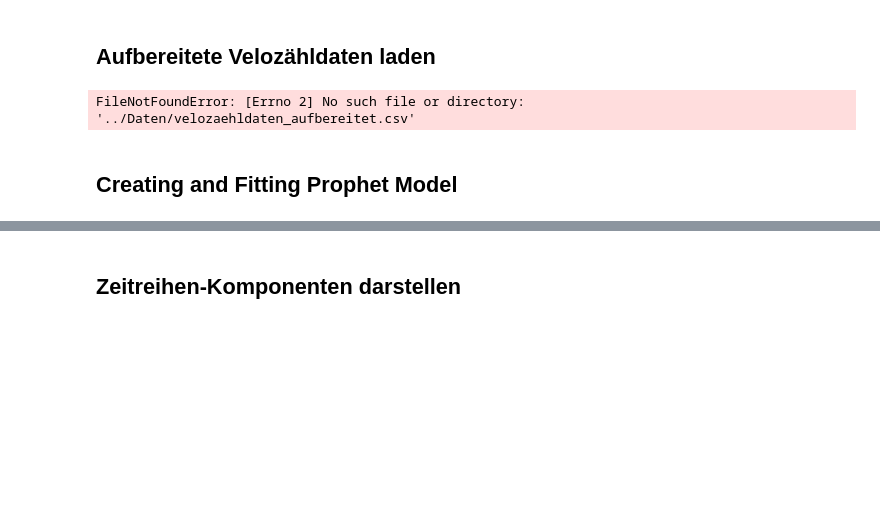
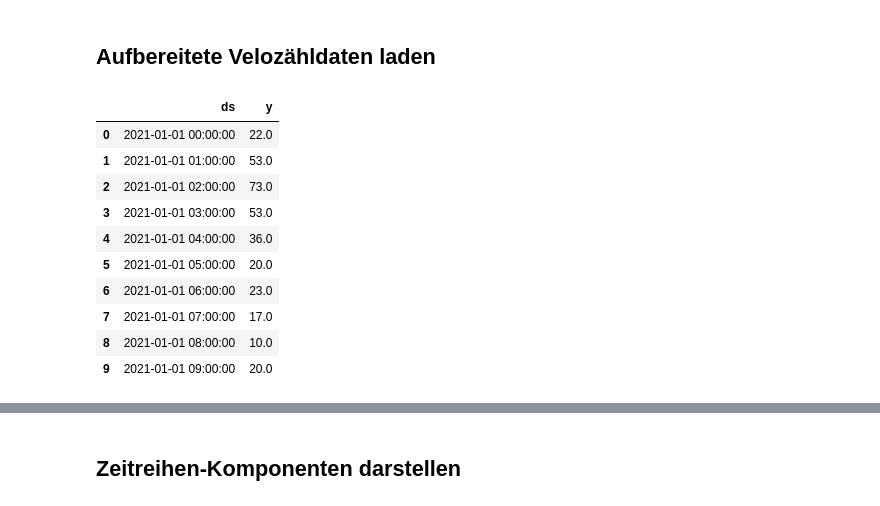
Before and after one commit to curdon/velo-prophet, a Jupyter notebook: Datenanalyse/Code/02-Zeitreihenanalyse.ipynb, the cells around one changed output, grey strips where cells are left out. Drawn from its saved outputs; the diff is of its cells as text; code cells hidden in the pictures; blank space fills up the shorter version.

```diff
--- a/Datenanalyse/Code/02-Zeitreihenanalyse.ipynb
+++ b/Datenanalyse/Code/02-Zeitreihenanalyse.ipynb
@@ -15,7 +15,5 @@ from datetime import datetime
 # %% [markdown]
 ## Aufbereitete Velozähldaten laden
 # %%
-velo = pd.read_csv("../Daten/velozaehldaten_aufbereitet.csv")
+velo_messungen = pd.read_csv("../Daten/velozaehldaten_aufbereitet.csv", index_col=0)
-# %% [output]
-FileNotFoundError: [Errno 2] No such file or directory: '../Daten/velozaehldaten_aufbereitet.csv'
 # %%
@@ -23,2 +21,14 @@ velo['ds'] = pd.to_datetime(velo['ds'], format="%Y-%m-%dT%H:%M")
-# %% [markdown]
-## Creating and Fitting Prophet Model
+# %%
+velo_messungen.head(10)
+# %% [output]
+|  | ds | y |
+| 0 | 2021-01-01 00:00:00 | 22.0 |
+| 1 | 2021-01-01 01:00:00 | 53.0 |
+| 2 | 2021-01-01 02:00:00 | 73.0 |
+| 3 | 2021-01-01 03:00:00 | 53.0 |
+| 4 | 2021-01-01 04:00:00 | 36.0 |
+| 5 | 2021-01-01 05:00:00 | 20.0 |
+| 6 | 2021-01-01 06:00:00 | 23.0 |
+| 7 | 2021-01-01 07:00:00 | 17.0 |
+| 8 | 2021-01-01 08:00:00 | 10.0 |
+| 9 | 2021-01-01 09:00:00 | 20.0 |
```
Also changed, not shown: parts of 11 cells of this notebook.
